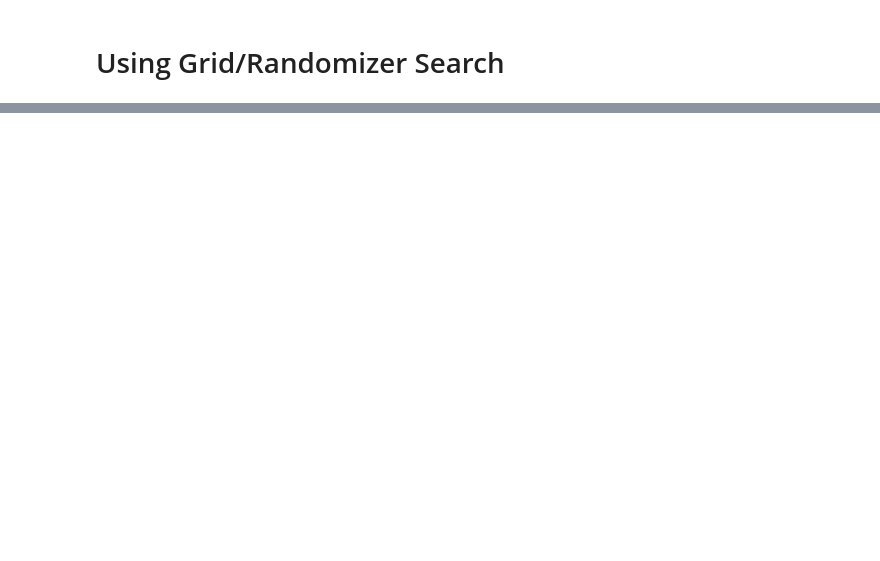
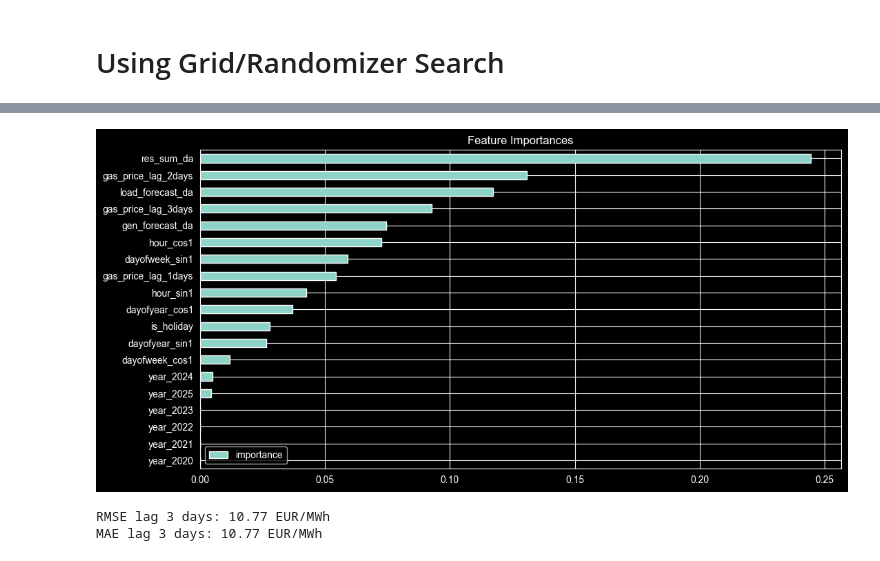
Before and after one commit to SSBO-ai/ai-for-energy, a Jupyter notebook: notebook/05_models/05_model_XGBoost.ipynb, the cells around one changed output, grey strips where cells are left out. Drawn from its saved outputs; the diff is of its cells as text; code cells hidden in the pictures; blank space fills up the shorter version.

```diff
--- a/notebook/05_models/05_model_XGBoost.ipynb
+++ b/notebook/05_models/05_model_XGBoost.ipynb
@@ -423,0 +435,10 @@ param_dist = {
+# %%
+df_lag = df_years.copy()
+df_lag[f'gas_price_lag_1days'] = df_lag['price_gas'].shift(periods=1*24)
+df_lag[f'gas_price_lag_2days'] = df_lag['price_gas'].shift(periods=2*24)
+df_lag[f'gas_price_lag_3days'] = df_lag['price_gas'].shift(periods=3*24)
+df_lag[f'gas_price_lag_4days'] = df_lag['price_gas'].shift(periods=4*24)
+df_lag[f'gas_price_lag_5days'] = df_lag['price_gas'].shift(periods=5*24)
+df_lag[f'gas_price_lag_6days'] = df_lag['price_gas'].shift(periods=6*24)
+df_lag[f'gas_price_lag_7days'] = df_lag['price_gas'].shift(periods=7*24)
+df_lag.head()
@@ -423,0 +454,13 @@ param_dist = {
+# %%
+start_date_lag = start_date + relativedelta(days=8)
+train_lag = df_lag.query('@start_date <= date < @split_date')
+test_lag = df_lag.query('@split_date <= date < @end_date')
+# %%
+FEATURES_lag_3days = ['load_forecast_da', 'res_sum_da', 'gen_forecast_da', 'dayofyear_sin1',
+       'dayofyear_cos1', 'hour_sin1', 'hour_cos1', 'dayofweek_sin1',
+       'dayofweek_cos1', 'is_holiday', 'year_2020', 'year_2021', 'year_2022',
+       'year_2023', 'year_2024', 'year_2025', 'gas_price_lag_1days', 'gas_price_lag_2days',	'gas_price_lag_3days']
+#FEATURES = ['year', 'price_gas', 'res_sum_da', 'load_forecast_da']
+TARGET = 'price'
+# %%
+reg_lag_3days = xgb_model.create_and_train_XGBoost(train_lag, test_lag, FEATURES_lag_3days, TARGET)
@@ -423,0 +492,13 @@ param_dist = {
+# %%
+xgb_model.display_feature_importance(reg_lag_3days)
+# %% [output]
+[figure, added]
+# %%
+y_pred_lag_3days = reg_lag_3days.predict(test_lag[FEATURES_lag_3days])
+rmse_lag_3days = root_mean_squared_error(test_lag[TARGET], y_pred_lag_3days)
+print(f'RMSE lag 3 days: {round(rmse_lag_3days, 2)} EUR/MWh')
+mae_lag_3days = mean_absolute_error(test_lag[TARGET], y_pred_lag_3days)
+print(f'MAE lag 3 days: {round(rmse_lag_3days, 2)} EUR/MWh')
+# %% [output]
+RMSE lag 3 days: 10.77 EUR/MWh
+MAE lag 3 days: 10.77 EUR/MWh
```
Also changed, not shown: parts of 27 cells of this notebook, 1 other file.
